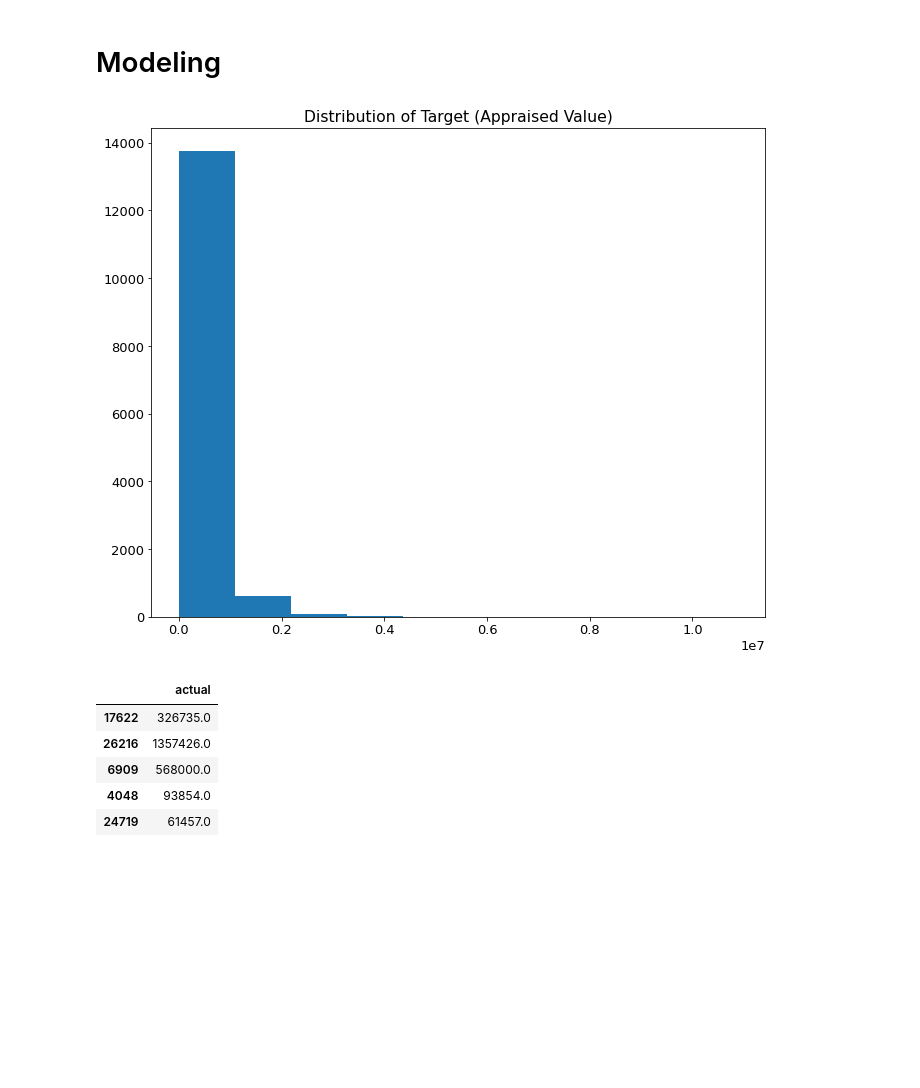
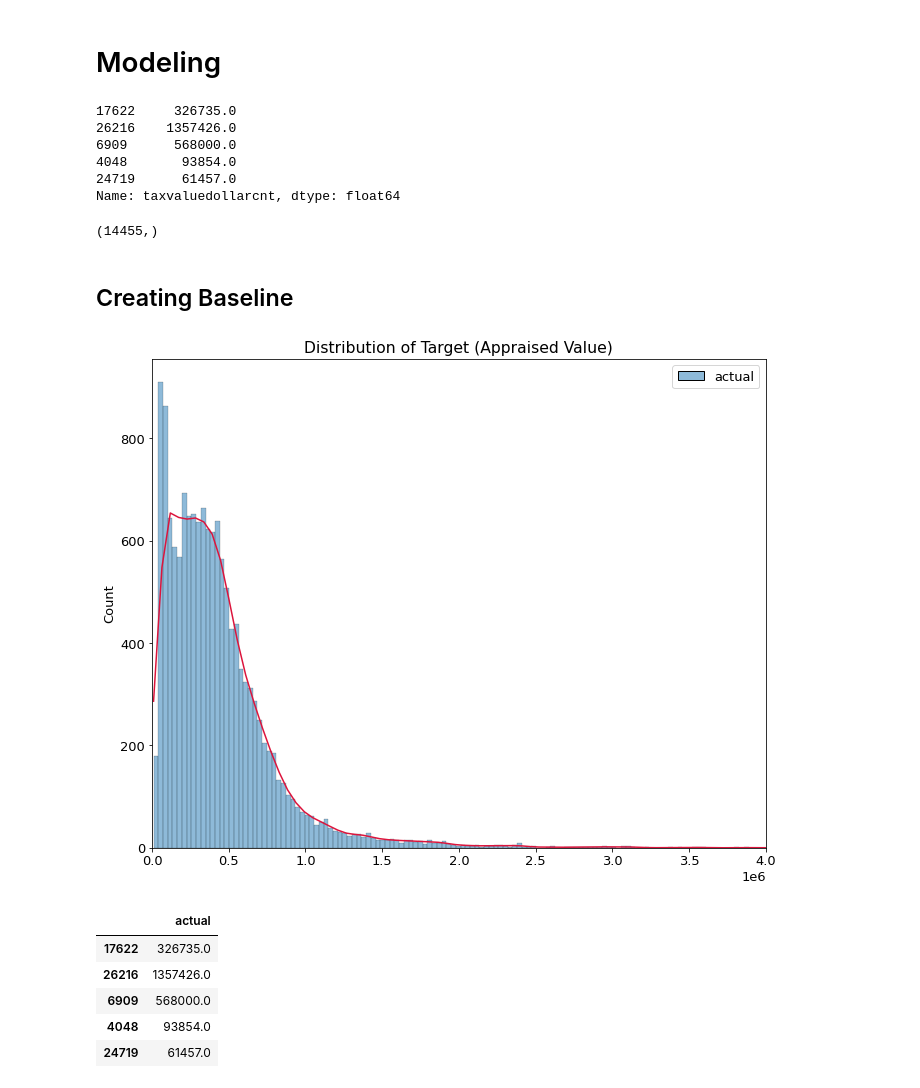
Before and after one commit to LinhQuach13/zillow_regression_project, a Jupyter notebook: zillow_workbook.ipynb, the cells around one changed output. Saved outputs shown, nothing was run; the diff lists cells and outputs as text; code cells hidden in the pictures; blank space fills up the shorter version.

```diff
--- a/zillow_workbook.ipynb
+++ b/zillow_workbook.ipynb
@@ -220,7 +221,7 @@ for i, col in enumerate(cols):
     plt.title(col)
 
     # Display histogram for column.
-    zillow_df[col].hist(bins=5)
+    zillow_df[col].hist(bins=5, density= True)
 
     # Hide gridlines.
     plt.grid(False)
@@ -562,3 +572,18 @@ We reject the null hypothesis
 Note: This is not by chance because we reject the null hypothesis.
 # %% [markdown]
 # Modeling
+# %%
+y_train.head()
+# %% [output]
+17622     326735.0
+26216    1357426.0
+6909      568000.0
+4048       93854.0
+24719      61457.0
+Name: taxvaluedollarcnt, dtype: float64
+# %%
+y_train.shape
+# %% [output]
+(14455,)
+# %% [markdown]
+## Creating Baseline
@@ -565,7 +596,9 @@ Note: This is not by chance because we reject the null hypothesis.
 # %%
 # Is it a normal distribution?
-plt.hist(y_train)
+ax= sns.histplot(y_train, kde=True)
+plt.xlim(0, 4000000)
+ax.lines[0].set_color('crimson')
 plt.title('Distribution of Target (Appraised Value)')
 plt.show()
 # %% [output]
-[figure, old version]
+[figure, new version]
```
Also changed, not shown: parts of 37 cells of this notebook.
